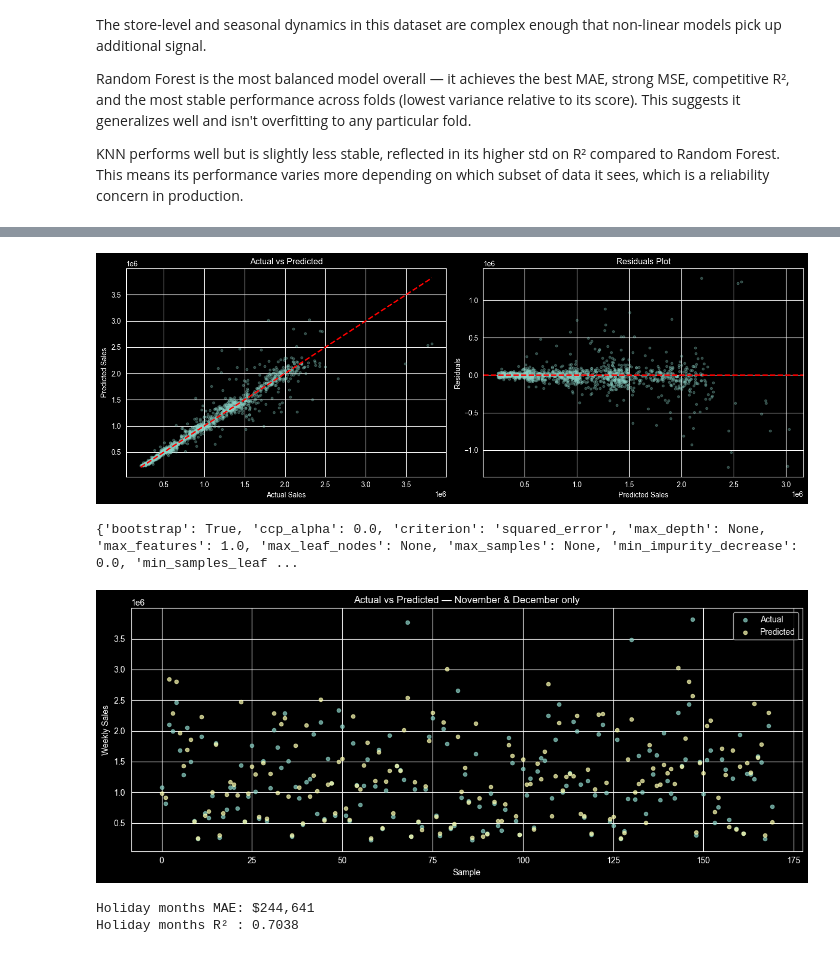
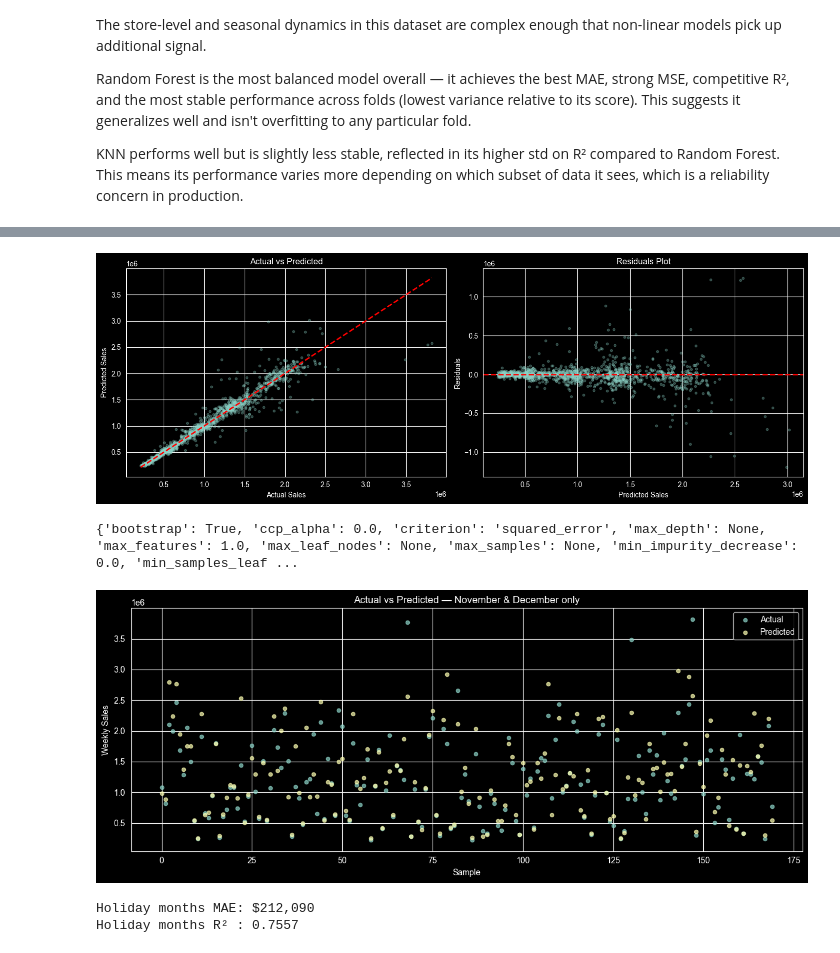
Before and after one commit to emnaaS/Walmart-sales-prediction, a Jupyter notebook: main.ipynb, the cells around one changed output, grey strips where cells are left out. Saved outputs shown, nothing was run; the diff lists cells and outputs as text; code cells hidden in the pictures.

```diff
--- a/main.ipynb
+++ b/main.ipynb
@@ -217,0 +233,3 @@ week and year are also very weak — we will drop them too."""
+# %%
+from feature_selection import add_holiday_interactions
+df_encoded_v2 = add_holiday_interactions(df_encoded.copy())
@@ -217,0 +239,10 @@ week and year are also very weak — we will drop them too."""
+# %%
+from mlflow import MlflowClient
+
+mlflow.set_experiment("with holiday x store feature")
+
+client = MlflowClient()
+experiment = client.get_experiment_by_name("with holiday x store feature")
+
+client.set_experiment_tag(experiment.experiment_id, "description", "Walmart sales prediction with holiday x store feature")
+client.set_experiment_tag(experiment.experiment_id, "author", "emnaaS")
@@ -218,6 +251,6 @@ week and year are also very weak — we will drop them too."""
 # %%
-from feature_selection import select_features
-X, y = select_features(df_encoded, mi_scores)
+from feature_selection import select_features_v2
+X, y = select_features_v2(df_encoded_v2, mi_scores)
 print("X shape:", X.shape)
 print(X.columns.tolist())
 # %% [output]
@@ -326,68 +341,17 @@ MAE  : 77,024
 # %%
 import matplotlib.pyplot as plt
-
-def plot_predictions(y_test, y_pred):
-    fig, axes = plt.subplots(1, 2, figsize=(14, 5))
-
-    # Plot 1 — Actual vs Predicted scatter
-    axes[0].scatter(y_test, y_pred, alpha=0.3, s=10)
-    axes[0].plot([y_test.min(), y_test.max()],
-                 [y_test.min(), y_test.max()],
-                 color='red', linewidth=2, linestyle='--')
-    axes[0].set_xlabel('Actual Sales')
-    axes[0].set_ylabel('Predicted Sales')
-    axes[0].set_title('Actual vs Predicted')
-
-    # Plot 2 — Residuals
-    residuals = y_test - y_pred
-    axes[1].scatter(y_pred, residuals, alpha=0.3, s=10)
-    axes[1].axhline(0, color='red', linewidth=2, linestyle='--')
-    axes[1].set_xlabel('Predicted Sales')
-    axes[1].set_ylabel('Residuals')
-    axes[1].set_title('Residuals Plot')
-
-    plt.tight_layout()
-    plt.show()
-
+from plotting import plot_predictions
 plot_predictions(y_test, y_pred)
 # %% [output]
-[figure, old version]
+[figure, new version]
 # %%
 print(model.get_params())
 # %% [output]
 {'bootstrap': True, 'ccp_alpha': 0.0, 'criterion': 'squared_error', 'max_depth': None, 'max_features': 1.0, 'max_leaf_nodes': None, 'max_samples': None, 'min_impurity_decrease': 0.0, 'min_samples_leaf ...
 # %%
-def plot_holiday_predictions(y_test, y_pred, X_test):
-    results_df = pd.DataFrame({
-        'Actual': y_test.values,
-        'Predicted': y_pred
-    }, index=y_test.index)
-
-    # Add month back from original df
-    results_df['month'] = X_test['month'].values
-
-    # Filter November and December
-    holiday_months = results_df[results_df['month'].isin([11, 12])]
-
-    plt.figure(figsize=(12, 5))
-    plt.scatter(range(len(holiday_months)), holiday_months['Actual'],
-                label='Actual', alpha=0.7, s=20)
-    plt.scatter(range(len(holiday_months)), holiday_months['Predicted'],
-                label='Predicted', alpha=0.7, s=20)
-    plt.title('Actual vs Predicted — November & December only')
-    plt.xlabel('Sample')
-    plt.ylabel('Weekly Sales')
-    plt.legend()
-    plt.tight_layout()
-    plt.show()
-
-    # Print error metrics for those months only
-    from sklearn.metrics import mean_absolute_error, r2_score
-    print("Holiday months MAE:", f"${mean_absolute_error(holiday_months['Actual'], holiday_months['Predicted']):,.0f}")
-    print("Holiday months R² :", f"{r2_score(holiday_months['Actual'], holiday_months['Predicted']):.4f}")
-
+from plotting import plot_holiday_predictions
 plot_holiday_predictions(y_test, y_pred, X_test)
 # %% [output]
-[figure, old version]
+[figure, new version]
-Holiday months MAE: $244,641
-Holiday months R² : 0.7038
+Holiday months MAE: $212,090
+Holiday months R² : 0.7557
```
Also changed, not shown: parts of 21 cells of this notebook, 8 other files.
